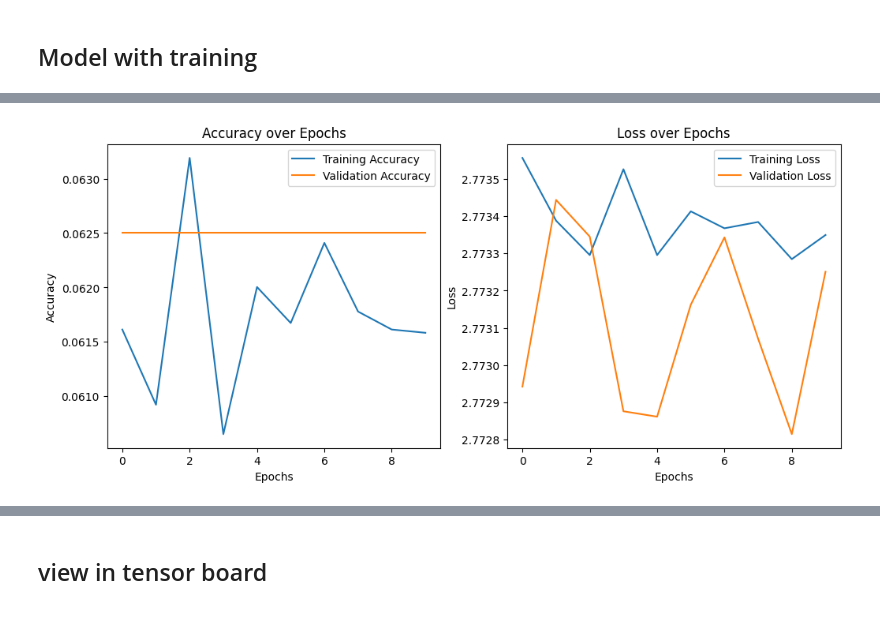
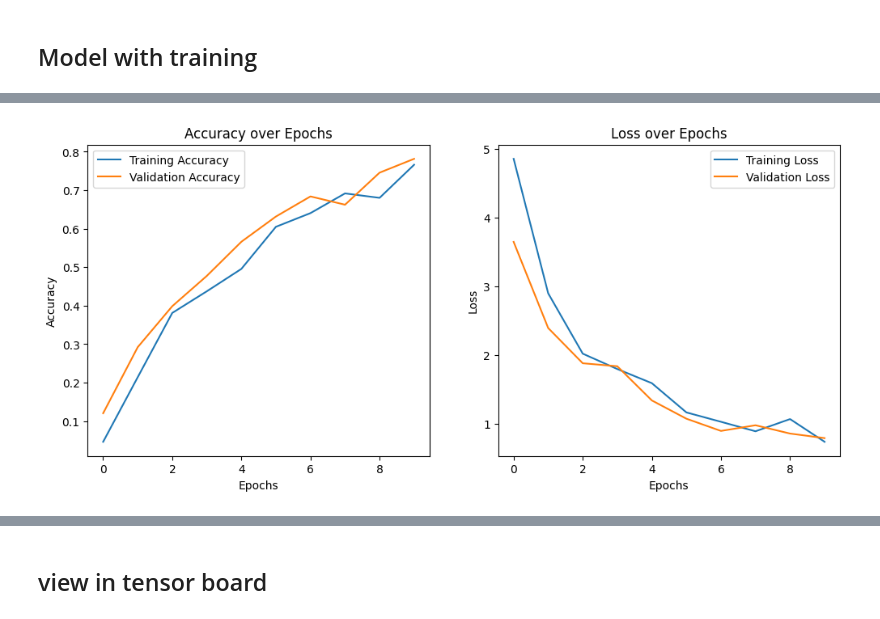
Before and after one commit to mithushank/FYP_Codes, a Jupyter notebook: AE_with_Sequence_decoder_.ipynb, the cells around one changed output, grey strips where cells are left out. Saved outputs shown, nothing was run; the diff lists cells and outputs as text; code cells hidden in the pictures.

```diff
--- a/AE_with_Sequence_decoder_.ipynb
+++ b/AE_with_Sequence_decoder_.ipynb
@@ -115,7 +115,7 @@ class StochasticChannelv3(tf.keras.layers.Layer):
 
     def time_offset(self, sampling_time=10):
         t_offset = np.random.uniform(-sampling_time // 2, sampling_time // 2)
-        return t_offset
+        return 0
 
     def call(self, inputs):
         batch_size = tf.shape(inputs)[0]
@@ -375,7 +338,7 @@ class SD(tf.keras.layers.Layer):
         in_dim = inputs.shape[1]
 
         # Process the inputs using mini_slicer (this changes the shape of inputs)
-        inputs = self.mini_slicer(inputs)
+        # inputs = self.mini_slicer(inputs)
 
         # Update real and imag slices based on new input shape (after mini_slicer)
         half_dim = tf.shape(inputs)[1] // 2  # Get new half dimension after slicing
@@ -401,5 +364,5 @@ class SD(tf.keras.layers.Layer):
 
         # Concatenate the outputs
         output = tf.concat([real_mul, imag_mul, feature_extract_output], axis=1)
-
+        print('--------------------------------------------------------------------')
         return output
@@ -438,18 +407,23 @@ mini slice output shape (156, 48)
 
 # Dataset Parameters
 N = 4  # Number of channel uses
-M = 16  # Number of total messages that can be transmitted
-K = int(math.ceil(np.log2(M)))  # Block size
+M = 256  # Number of total messages that can be transmitted
+# K = int(math.ceil(np.log2(M)))  # Block size
 l = 6
 Eb_No = 10
 batch_size = (2*l+1)*320
 
 # Create Dataset in one-hot vector
-alphabet_size = pow(2, K)
-alphabet = np.eye(alphabet_size, dtype='float32')
+alphabet = np.array([i for i in range(M)])
+message = np.tile(alphabet, (batch_size, 1)).flatten()
+np.random.shuffle(message)
 
-train_dataset = np.tile(alphabet, (batch_size, 1))
-test_dataset = np.tile(alphabet, (batch_size * 10, 1))
+val_index = int(len(message) * 0.6)
+test_index = int(len(message) * 0.8)
+train_dataset = message[:val_index]
+val_dataset = message[val_index:test_index]
+test_dataset = message[test_index:]
+
 
 # Custom Callback for Real-time Plotting
 class PlottingCallback(Callback):
@@ -467,7 +441,7 @@ class PlottingCallback(Callback):
         # Clear previous output
         clear_output(wait=True)
 
-        # Plot training and validation accuracy
+        # # Plot training and validation accuracy
         plt.figure(figsize=(12, 5))
 
         plt.subplot(1, 2, 1)
@@ -495,10 +469,8 @@ class Normalization(tf.keras.layers.Layer):
         super(Normalization, self).__init__(**kwargs)
 
     def call(self, input):
-        shape = tf.shape(input)
         out = tf.nn.l2_normalize(tf.reshape(input, (-1, 2)), axis=-1, epsilon=1e-5)
         out = tf.reshape(out, (-1,2*N))
-        print(" Normalize each input power to 1,shape ",out.shape)
         return out
 
     def get_config(self):
@@ -515,63 +487,58 @@ class CustomNoise(tf.keras.layers.Layer):
         noise = tf.random.normal(shape=tf.shape(inputs), mean=self.mean, stddev=self.stddev)
         return inputs + noise
 
-import tensorflow as tf
-from tensorflow.keras.layers import Layer
-
+# Autoencoder class
 class AE:
-    def __init__(self, train_data=train_dataset, test_data=test_dataset, input_dim=K, enc_dim=N, act_fun='tanh'):
+    def __init__(self, train_data, val_data, input_dim, enc_dim, act_fun='tanh'):
         self.train_data = train_data
-        self.test_data = test_data
+        self.val_data = val_data
         self.input_dim = input_dim
         self.enc_dim = enc_dim
         self.act_fun = act_fun
 
     def AE_implement(self):
         autoencoder = Sequential([
-            Dense(2**(self.input_dim), activation=self.act_fun, name="Input"),
-            Dense(2**(self.input_dim), activation=self.act_fun, name="encoder"),
-            Dense(2**(self.input_dim), activation=self.act_fun, name="middle1"),
-            Dense(self.enc_dim * 2, activation=self.act_fun, name='middle2'),
+            # InputLayer(input_shape=(1,)),
+            Embedding(input_dim=self.input_dim, output_dim=self.enc_dim),
+            Flatten(),  # Flatten the (batch_size, 1, enc_dim) to (batch_size, enc_dim)
+
+            Dense(self.enc_dim, activation=self.act_fun, name="encoder"),
+            Dense(8, activation=self.act_fun, name='middle2'),
 
             # Normalization Layer
-            Normalization(name = 'normalization'),
+            Normalization(name='normalization'),
+            StochasticChannelv3(name = 'STC'),
+            SD(name='SD'),
 
-            # Channel Layer
-            StochasticChannelv3_cts_tr(name = 'stc'),
-            # NormalizedRRCFilterLayer( ),
-            CustomNoise(name = 'noise'),
-            SD(name = 'sd'),
-            # CustomNoise(
+            # Custom Noise Layer
+            CustomNoise(name='noise'),
 
             # Decoder layers
-            Dense(self.enc_dim * 4, activation=self.act_fun, name="decoder1"),
-            Dense(2**(self.input_dim), activation=self.act_fun, name='decoder2'),
-            Dense(2**(self.input_dim), activation='softmax', name='Output')
+            Dense(self.enc_dim, activation=self.act_fun, name="decoder1"),
+            Dense(self.enc_dim, activation=self.act_fun, name='decoder2'),
+            Dense(self.input_dim, activation='softmax', name='Output')
         ])
 
-        autoencoder.compile(optimizer=Adam(learning_rate=1e-2), loss='categorical_crossentropy',metrics=['accuracy'])
+        autoencoder.compile(optimizer=Adam(learning_rate=1e-3), loss=SparseCategoricalCrossentropy(), metrics=['accuracy'])
         return autoencoder
 
     def train(self, epochs=20, batch_size=64):
         autoencoder = self.AE_implement()
-        # autoencoder.fit(self.train_data, self.train_data,
-        #                 epochs=epochs, batch_size=batch_size,
-        #                 validation_data=(self.test_data, self.test_data))
-        # # return autoencoder
 
         # TensorBoard setup
         log_dir = "logs/fit/" + datetime.datetime.now().strftime("%Y%m%d-%H%M%S")
         tensorboard_callback = TensorBoard(log_dir=log_dir, histogram_freq=1)
-        print(self.test_data.shape)
 
         history = autoencoder.fit(self.train_data, self.train_data,
-                                  epochs=epochs, batch_size=(2*l+1)*16,
-                                  validation_data=(self.test_data, self.test_data),
+                                  epochs=epochs, batch_size=batch_size,
+                                  validation_data=(self.val_data, self.val_data),
                                   callbacks=[PlottingCallback(), tensorboard_callback])
         return autoencoder, history
 
 # Instantiate the AE class and train the model
-ae = AE(train_data=train_dataset[:], test_data=test_dataset[:16*13], input_dim=K, enc_dim=N, act_fun='relu')
-autoencoder_model = ae.train(epochs=10, batch_size=(2*l+1))
+# ae = AE(train_data=train_dataset, test_data=test_dataset, input_dim=1, enc_dim=M, act_fun='relu')
+# autoencoder_model = ae.train(epochs=10, batch_size=5120)
+ae = AE(train_data=train_dataset[:13*320], val_data=val_dataset[:13*6400], input_dim=M, enc_dim=M, act_fun='relu')
+autoencoder_model, history = ae.train(epochs=10, batch_size=13*4)
 # %% [output]
-[figure, old version]
+[figure, new version]
```
Also changed, not shown: parts of 14 cells of this notebook.
